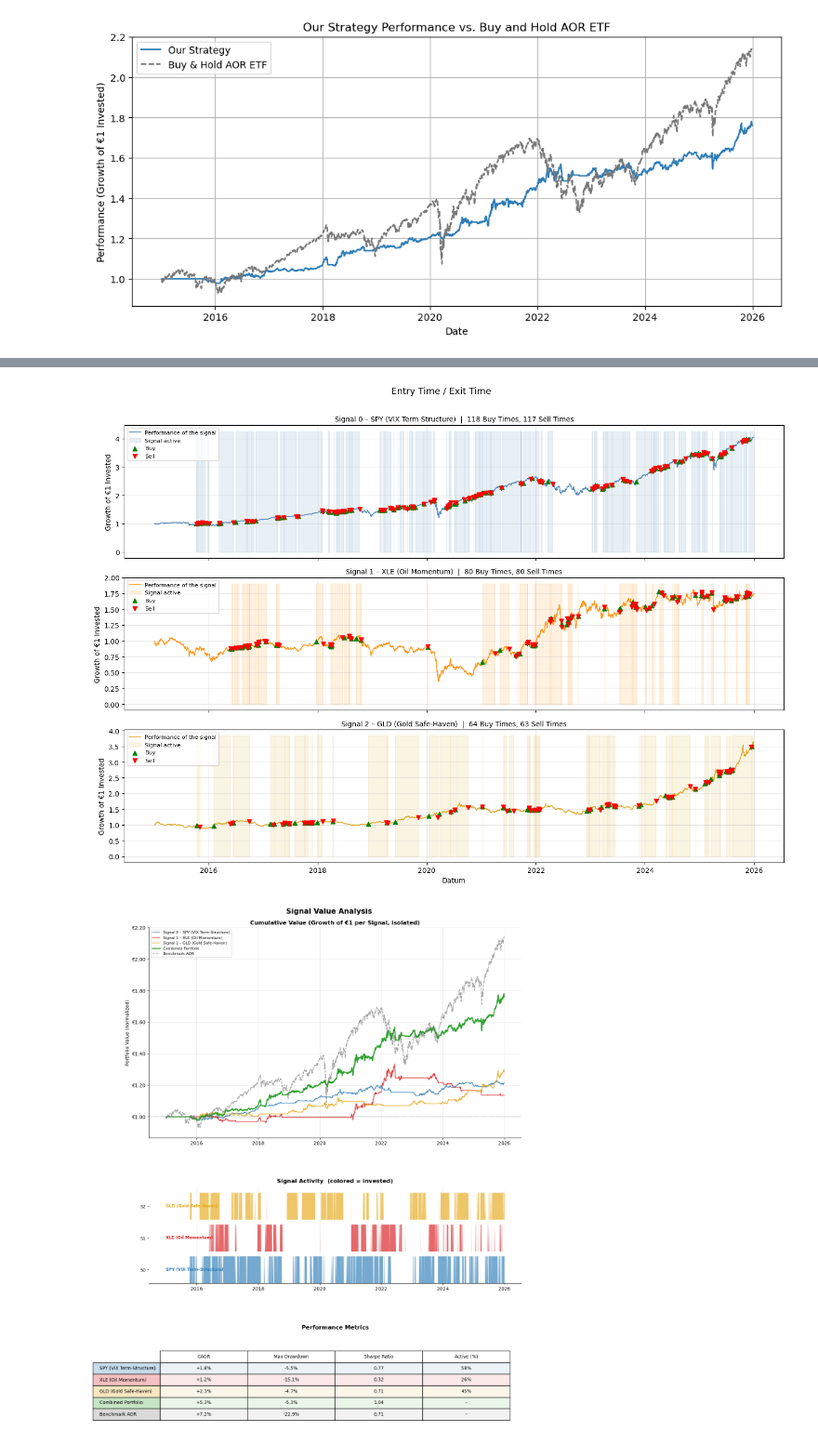
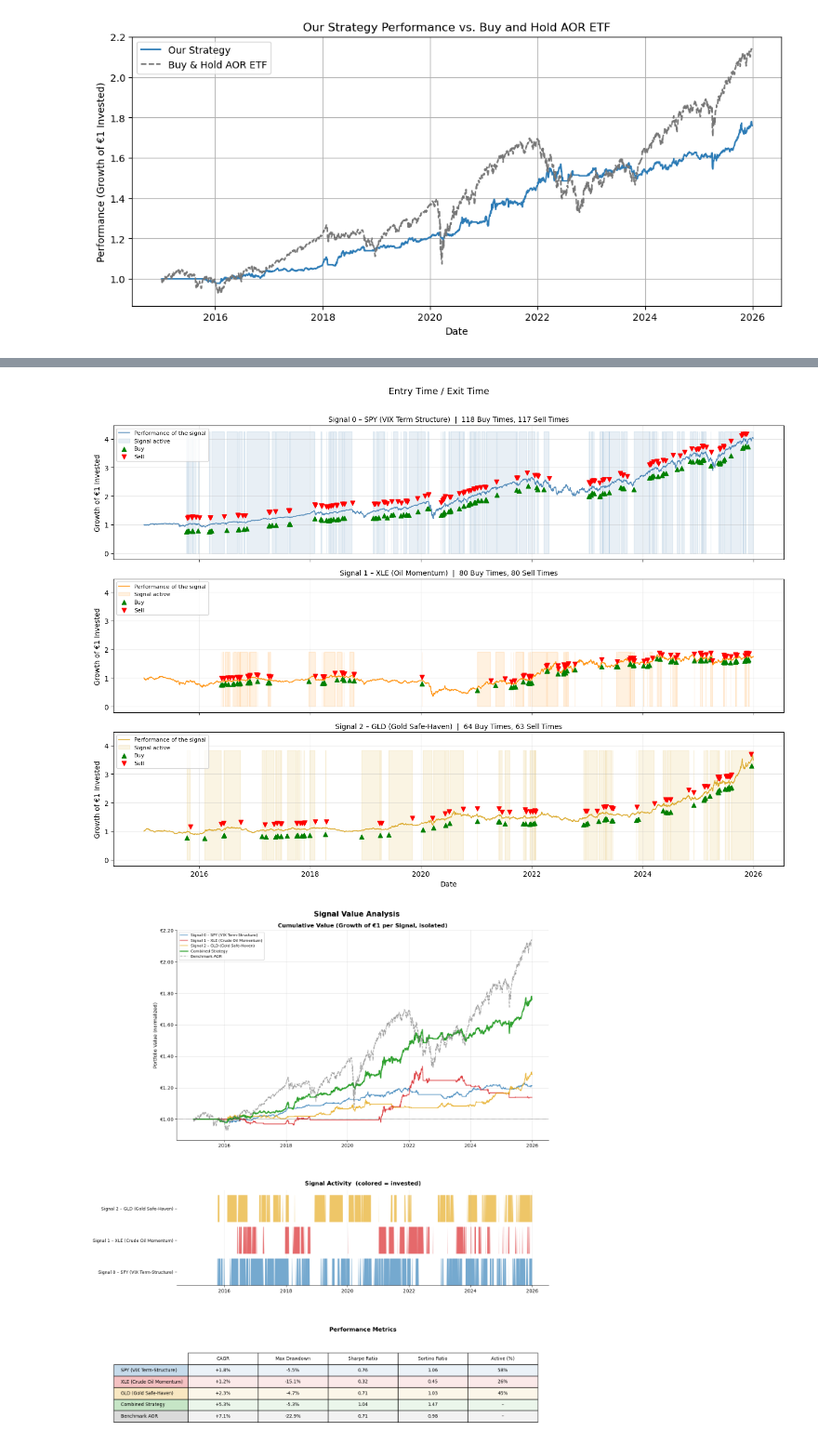
Before and after one commit to ungeralexan/systematic-trading-signals, a Jupyter notebook: CURRENT VERSION/assessment_notebook.ipynb, the cells around one changed output, grey strips where cells are left out. Shown at 93% size. Cells and saved outputs as stored; diff of their text form; code cells hidden in the pictures.

```diff
--- a/CURRENT VERSION/assessment_notebook.ipynb
+++ b/CURRENT VERSION/assessment_notebook.ipynb
@@ -626,7 +595,7 @@ signal_meta = [
     (tickers[2], "Signal 2 – GLD (Gold Safe-Haven)","goldenrod"),
 ]
 
-fig, axes = plt.subplots(3, 1, figsize=(14, 10), sharex=True)
+fig, axes = plt.subplots(3, 1, figsize=(14, 10), sharex=True, sharey=True)
 
 for ax, (ticker, title, color) in zip(axes, signal_meta):
 
@@ -644,10 +613,10 @@ for ax, (ticker, title, color) in zip(axes, signal_meta):
     changes      = df_position_changes[ticker]
     buy_dates    = changes[changes == 1].index
     sell_dates   = changes[changes == -1].index
-
-    ax.scatter(buy_dates,  price_norm.loc[buy_dates],
+    offset = price_norm.max() * 0.06
+    ax.scatter(buy_dates,  price_norm.loc[buy_dates] - offset,
                marker="^", color="green", s=40, zorder=5, label="Buy")
-    ax.scatter(sell_dates, price_norm.loc[sell_dates],
+    ax.scatter(sell_dates, price_norm.loc[sell_dates] + offset,
                marker="v", color="red",   s=40, zorder=5, label="Sell")
 
     ax.set_title(f"{title}  |  {len(buy_dates)} Buy Times, {len(sell_dates)} Sell Times",
@@ -656,18 +625,14 @@ for ax, (ticker, title, color) in zip(axes, signal_meta):
     ax.legend(fontsize=8, loc="upper left")
     ax.grid(True, alpha=0.3)
 
-axes[-1].set_xlabel("Datum")
+axes[-1].set_xlabel("Date")
 fig.suptitle("Entry Time / Exit Time", fontsize=13, y=1.01)
 plt.tight_layout()
 plt.show()
 # %% [output]
-[figure, old version]
+[figure, new version]
 # %%
-import numpy as np
-import pandas as pd
-import matplotlib.pyplot as plt
-
-# Helper: simulate each signal in isolation
+# Helper Functions: simulate each signal in isolation
 
 def simulate_single_signal(ticker, capital_fraction=0.30):
     pos_invested, pos_cash = 0.0, initial_cash
@@ -697,8 +662,8 @@ dates = df_prices.index
 # Metrics
 
 def cagr(c):
-    n = (c.index[-1] - c.index[0]).days / 365.25
-    return (c.iloc[-1] ** (1 / n) - 1) * 100
+    values = np.asarray(c, dtype=float)
+    return module.annualized_return(values) * 100
 
 def max_dd(c):
     arr = np.array(c); peak = np.maximum.accumulate(arr)
@@ -706,16 +671,13 @@ def max_dd(c):
 
 def sharpe(c):
     values = np.asarray(c, dtype=float)
-    r = values[1:] / values[:-1] - 1.0
-    r = r[np.isfinite(r)]
-    if len(r) == 0:
-        return np.nan
-    mean_return = np.sum(r) / len(r)
-    variance = np.sum((r - mean_return) ** 2) / len(r)
-    volatility = np.sqrt(variance * 252)
-    if volatility == 0.0:
-        return np.nan
-    return mean_return * 252 / volatility
+    returns = module.portfolio_returns_from_values(values)
+    return module.sharpe_ratio(returns)
+
+def sortino(c):
+    values = np.asarray(c, dtype=float)
+    returns = module.portfolio_returns_from_values(values)
+    return module.sortino_ratio(returns)
 
 # Style
 
@@ -728,9 +690,9 @@ COLORS = {
 }
 LABELS = {
     "SPY_VIX":  "Signal 0 – SPY (VIX Term-Structure)",
-    "XLE_OIL":  "Signal 1 – XLE (Oil Momentum)",
+    "XLE_OIL":  "Signal 1 – XLE (Crude Oil Momentum)",
     "GLD_GOLD": "Signal 2 – GLD (Gold Safe-Haven)",
-    "Combined": "Combined Portfolio",
+    "Combined": "Combined Strategy",
     "Benchmark":"Benchmark AOR",
 }
 
@@ -767,9 +729,7 @@ for i, t in enumerate(tickers[:-1]):
     active = df_position_open[t].values.astype(float)
     ax_heat.fill_between(dates, i, i + active * 0.85,
                          color=COLORS[t], alpha=0.65, linewidth=0)
-    ax_heat.text(dates[0], i + 0.43, LABELS[t].split("–")[1].strip(),
-                 fontsize=8.5, va="center", color=COLORS[t], fontweight="bold")
-ax_heat.set_yticks([0.42, 1.42, 2.42], labels=["S0", "S1", "S2"])
+ax_heat.set_yticks([0.42, 1.42, 2.42], labels=[LABELS[t] for t in tickers[:-1]])
 ax_heat.tick_params(axis="y", labelsize=9)
 ax_heat.set_ylim(0, 3)
 ax_heat.set_title("Signal Activity  (colored = invested)", fontweight="bold", pad=10)
@@ -779,38 +739,37 @@ ax_heat.spines[["top", "right", "left"]].set_visible(False)
 # Panel 3 – Metrics Table
 items = list(tickers[:-1]) + ["Combined", "Benchmark"]
 all_curves = {**signal_curves, "Combined": port_curve, "Benchmark": bench_curve}
-col_labels = ["CAGR", "Max Drawdown", "Sharpe Ratio", "Active (%)"]
+col_labels = ["CAGR", "Max Drawdown", "Sharpe Ratio", "Sortino Ratio", "Active (%)"]
 
 data = []
 for key in items:
     c   = all_curves[key]
     if key in tickers[:-1]:
         active_values = df_position_open[key].to_numpy(dtype=float)
         active_share = np.sum(active_values) / len(active_values)
         act = f"{active_share * 100:.0f}%"
     else:
         act = "–"
-    data.append([f"{cagr(c):+.1f}%", f"{max_dd(c):.1f}%", f"{sharpe(c):.2f}", act])
+    data.append([f"{cagr(c):+.1f}%", f"{max_dd(c):.1f}%", f"{sharpe(c):.2f}",f"{sortino(c):.2f}", act])
 
 ax_tbl.axis("off")
 tbl = ax_tbl.table(
     cellText=data,
     rowLabels=[LABELS[k].split("–")[-1].strip() for k in items],
     colLabels=col_labels,
     cellLoc="center",
     loc="center",
     bbox=[0.03, 0.02, 0.94, 0.78]
 )
 tbl.auto_set_font_size(False)
 tbl.set_fontsize(9.5)
 for i, key in enumerate(items):
     tbl[(i+1, -1)].set_facecolor(COLORS[key] + "44")
     for j in range(len(col_labels)):
         tbl[(i+1, j)].set_facecolor(COLORS[key] + "18")
 ax_tbl.set_title("Performance Metrics", fontweight="bold", pad=8)
 
 fig.subplots_adjust(top=0.94, bottom=0.04)
-plt.savefig("signal_value_analysis.png", dpi=150, bbox_inches="tight")
 plt.show()
 # %% [output]
-[figure, old version]
+[figure, new version]
```
Also changed, not shown: parts of 5 cells of this notebook, 1 other file.
